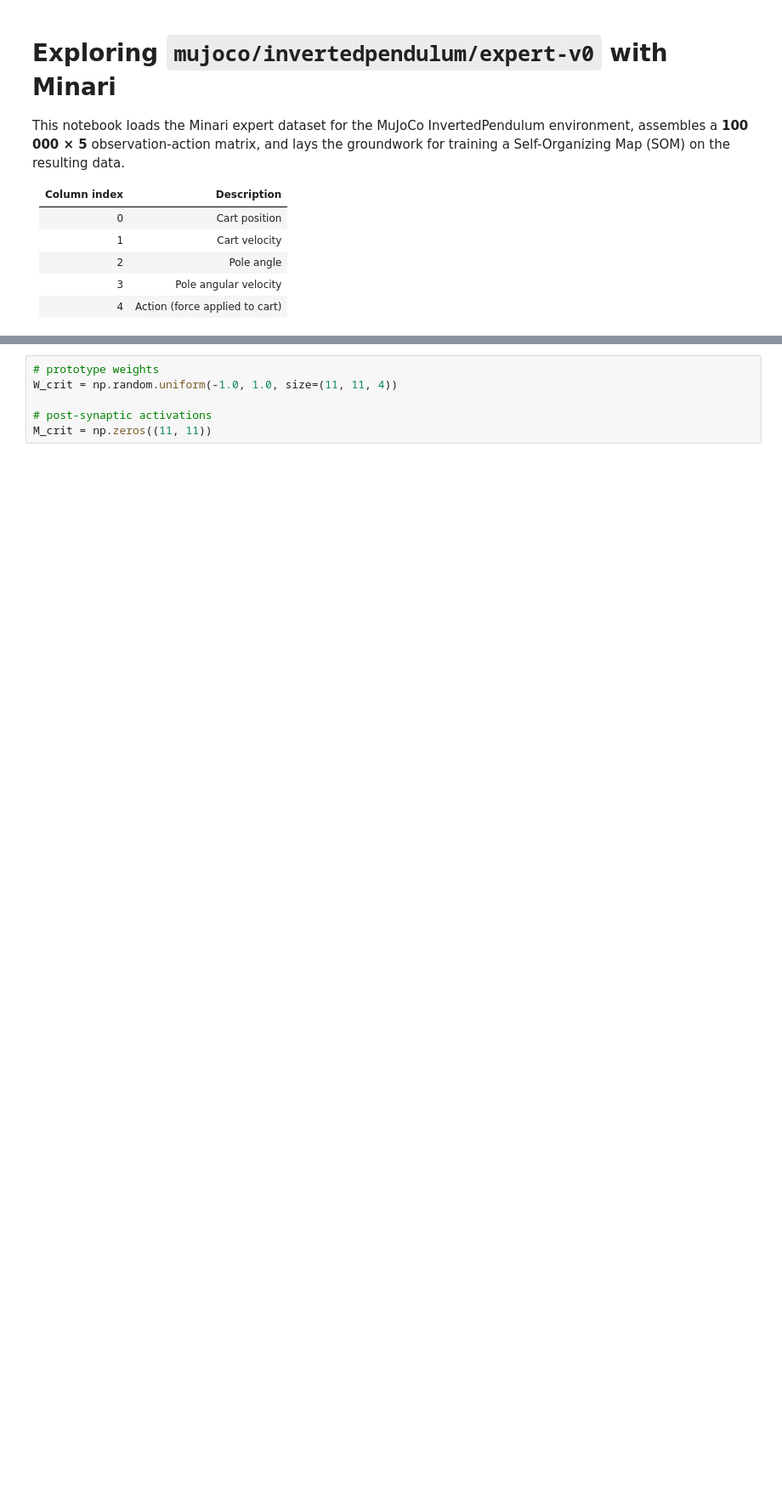
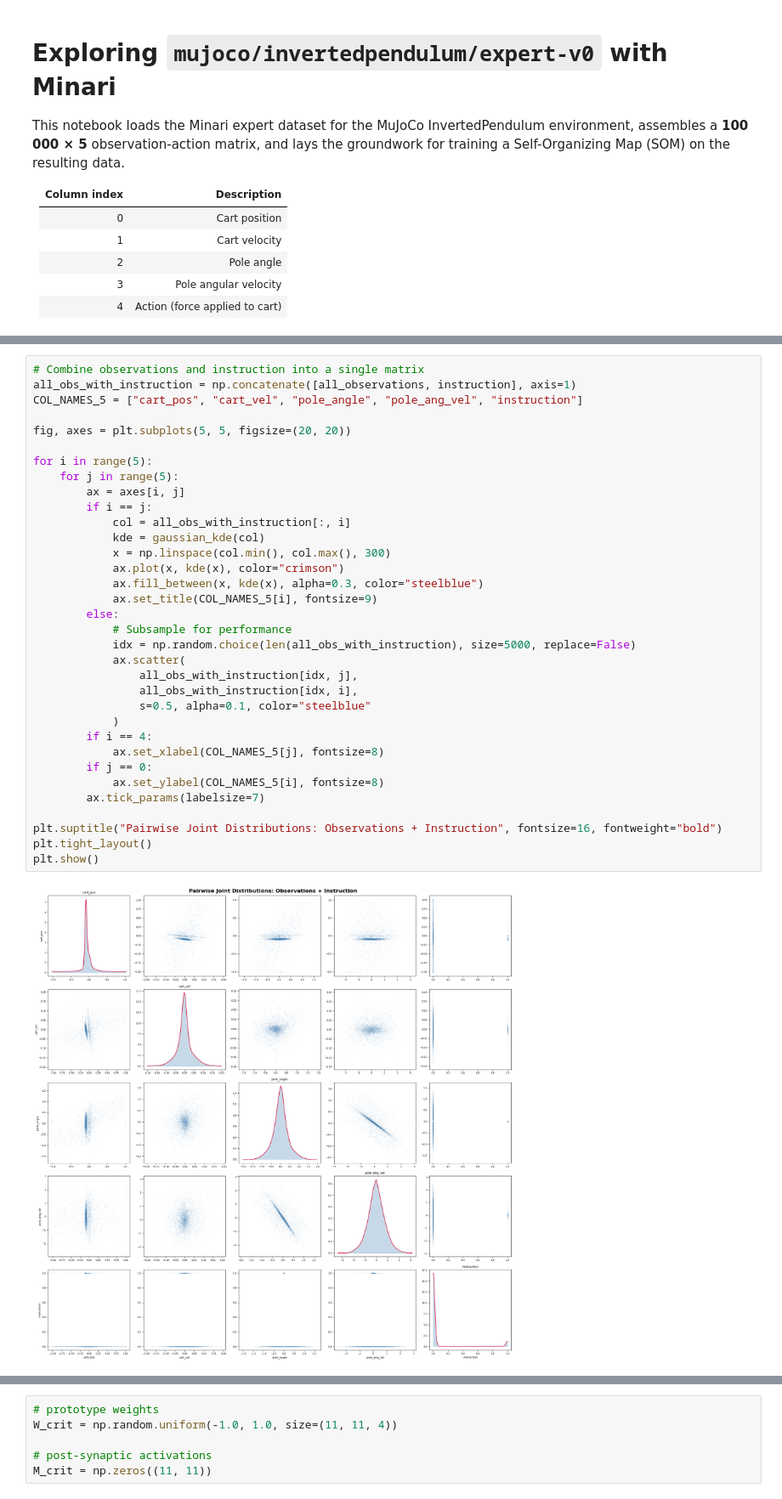
Before and after one commit to mjs161803/cart-pole-som, a Jupyter notebook: explore_dataset.ipynb, the cells around one changed output, grey strips where cells are left out. Shown at 85% size. Cells and saved outputs as stored; diff of their text form; blank space fills up the shorter version.

```diff
--- a/explore_dataset.ipynb
+++ b/explore_dataset.ipynb
@@ -131 +188,37 @@ print("num ones:", int(instruction.sum()), "num zeros:", instruction.shape[0] -
+# %%
+# Combine observations and instruction into a single matrix
+all_obs_with_instruction = np.concatenate([all_observations, instruction], axis=1)
+COL_NAMES_5 = ["cart_pos", "cart_vel", "pole_angle", "pole_ang_vel", "instruction"]
+
+fig, axes = plt.subplots(5, 5, figsize=(20, 20))
+
+for i in range(5):
+    for j in range(5):
+        ax = axes[i, j]
+        if i == j:
+            col = all_obs_with_instruction[:, i]
+            kde = gaussian_kde(col)
+            x = np.linspace(col.min(), col.max(), 300)
+            ax.plot(x, kde(x), color="crimson")
+            ax.fill_between(x, kde(x), alpha=0.3, color="steelblue")
+            ax.set_title(COL_NAMES_5[i], fontsize=9)
+        else:
+            # Subsample for performance
+            idx = np.random.choice(len(all_obs_with_instruction), size=5000, replace=False)
+            ax.scatter(
+                all_obs_with_instruction[idx, j],
+                all_obs_with_instruction[idx, i],
+                s=0.5, alpha=0.1, color="steelblue"
+            )
+        if i == 4:
+            ax.set_xlabel(COL_NAMES_5[j], fontsize=8)
+        if j == 0:
+            ax.set_ylabel(COL_NAMES_5[i], fontsize=8)
+        ax.tick_params(labelsize=7)
+
+plt.suptitle("Pairwise Joint Distributions: Observations + Instruction", fontsize=16, fontweight="bold")
+plt.tight_layout()
+plt.show()
+# %% [output]
+[figure, added]
 # %% [markdown]
```
Also changed, not shown: parts of 31 cells of this notebook, 1 other file.
